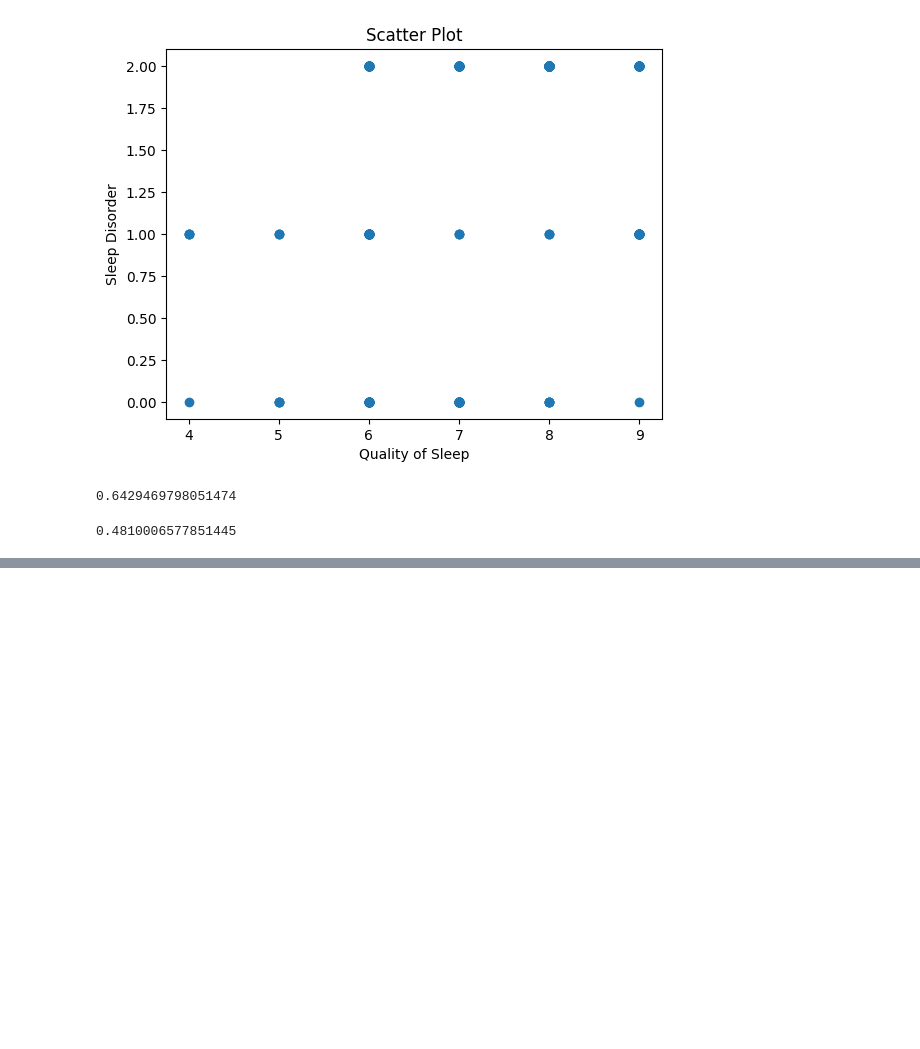
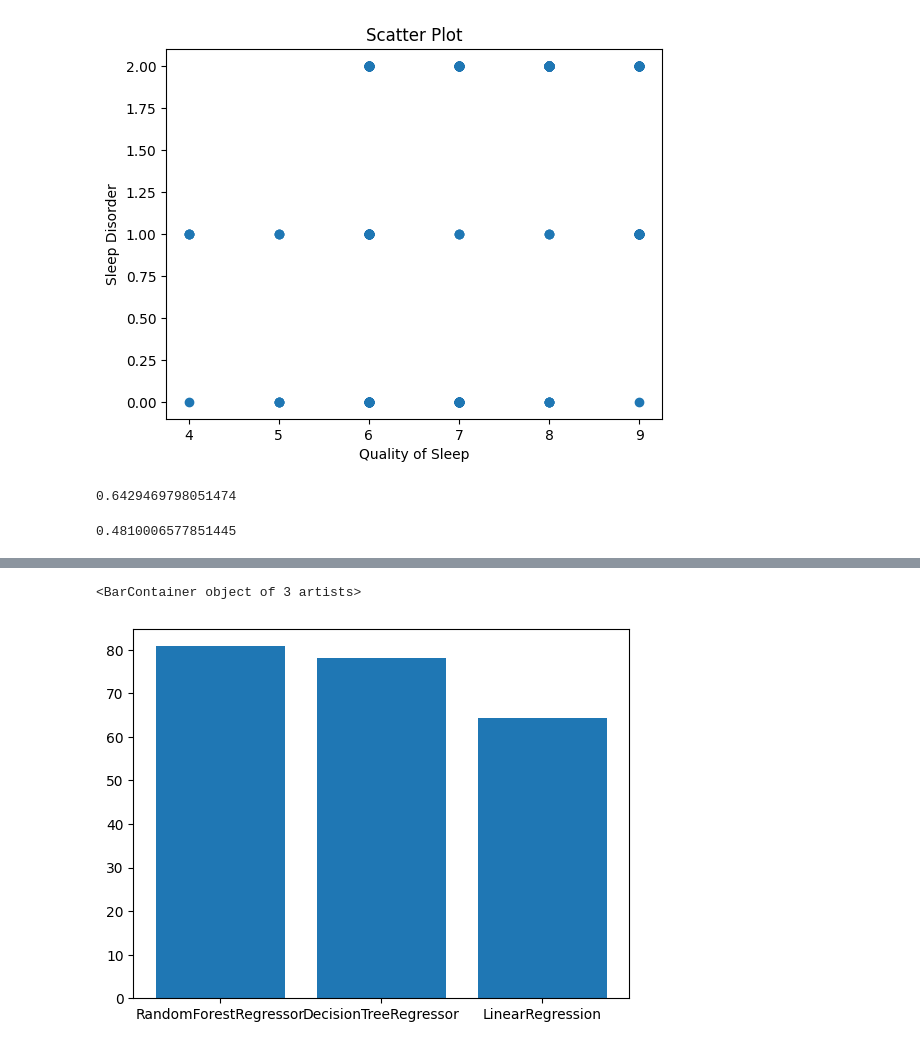
Before and after one commit to rokan45/Sleep_disorder_Prediction_2202023, a Jupyter notebook: sleep&disorder.ipynb, the cells around one changed output, grey strips where cells are left out. Cells and saved outputs as stored; diff of their text form; code cells hidden in the pictures; blank space fills up the shorter version.

```diff
--- a/sleep&disorder.ipynb
+++ b/sleep&disorder.ipynb
@@ -143,0 +179,7 @@ errors
+# %%
+import matplotlib.pyplot as plt
+
+plt.bar(errors.keys(),errors.values())
+# %% [output]
+<BarContainer object of 3 artists>
+[figure, added]
```
Also changed, not shown: parts of 2 cells of this notebook.
